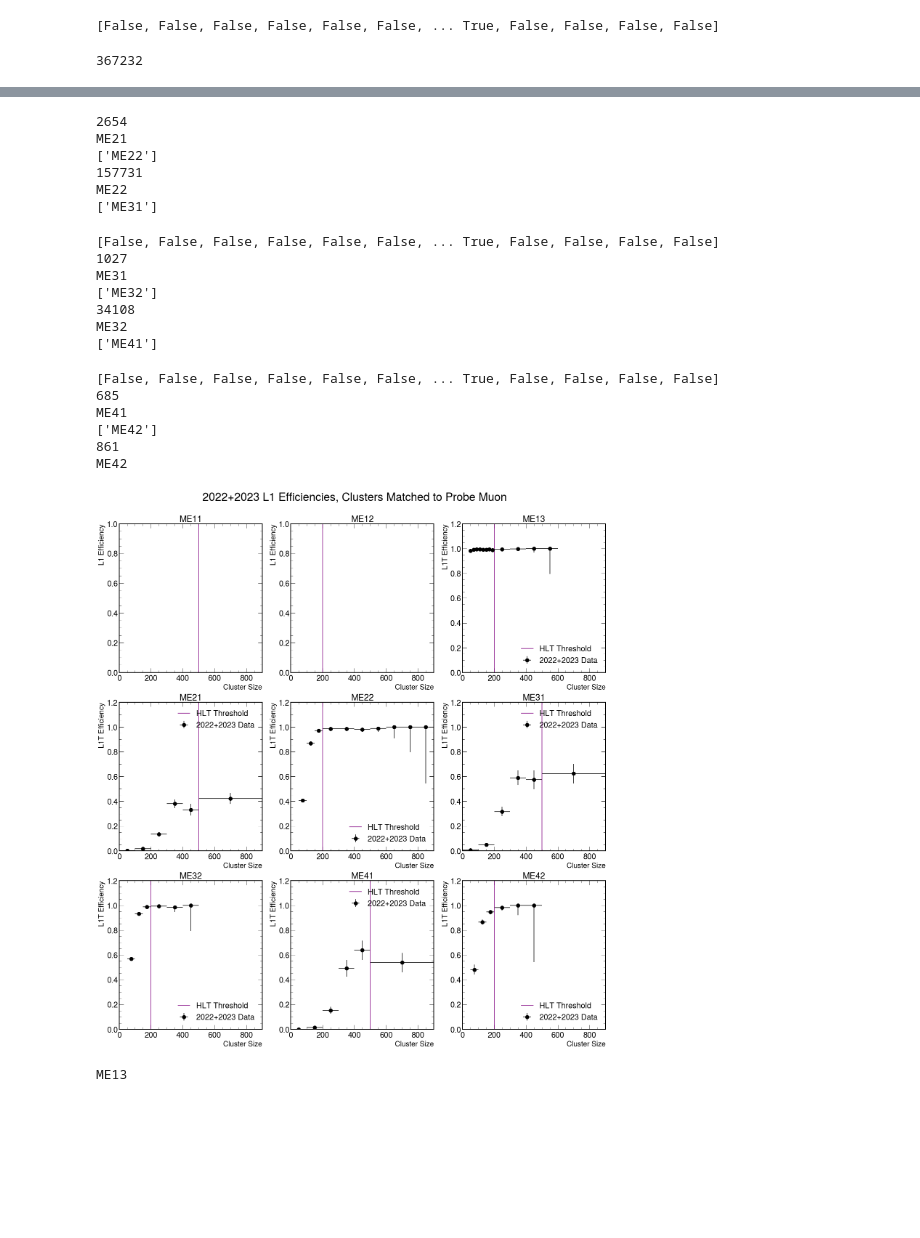
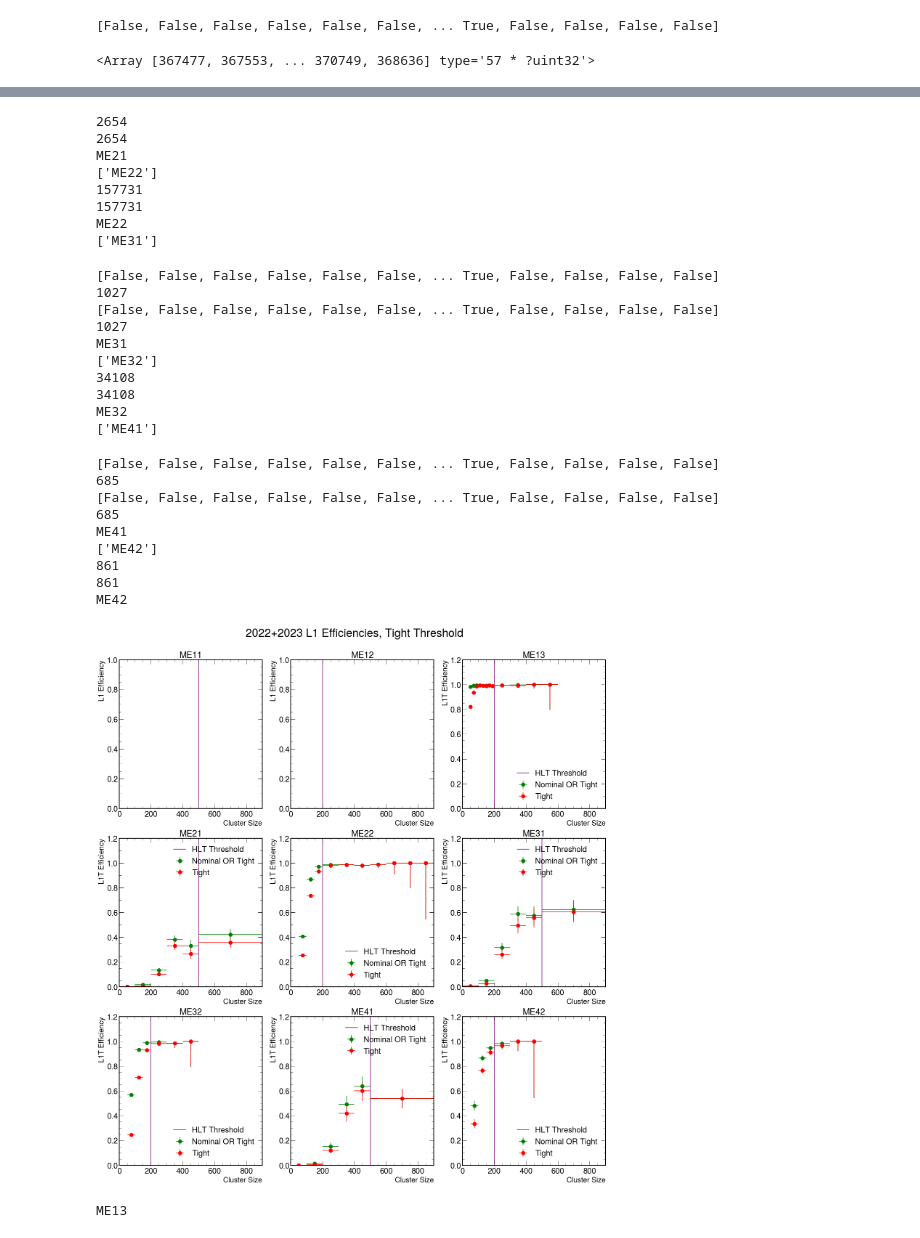
Before and after one commit to AlexAlbert41/run3_llp_analyzer, a Jupyter notebook: Plotting_Scripts/L1_TrigEff_Timing_JetNTuples_NewMerge_091124.ipynb, the cells around one changed output, grey strips where cells are left out. Cells and saved outputs as stored; diff of their text form; code cells hidden in the pictures; blank space fills up the shorter version.

Commit message:
Data/MC Plotting Script Update - Dirty

```diff
--- a/Plotting_Scripts/L1_TrigEff_Timing_JetNTuples_NewMerge_091124.ipynb
+++ b/Plotting_Scripts/L1_TrigEff_Timing_JetNTuples_NewMerge_091124.ipynb
@@ -608,24 +613,41 @@ with open('ME41_negEndcap_>500_newMerge_noisyCluster.npy', 'wb') as f:
 # %%
 #import pandas as pd
 event_mask = np.logical_and(compute_chamber_mask(events_all_probeMuonMatched, "ME41", 0.9, endcap=0), ak.flatten(events_all_probeMuonMatched.cscRechitClusterSize)>=500)
-event_mask = np.logical_and(event_mask, ak.flatten(events_all_probeMuonMatched.cscRechitClusterMuonVetoPt)>60)
-event_mask = np.logical_and(event_mask, np.logical_not(np.logical_or(events_all_probeMuonMatched.L1_SingleMuShower_Nominal, events_all_probeMuonMatched.L1_SingleMuShower_Tight)))
+event_mask = np.logical_and(event_mask, ak.flatten(events_all_probeMuonMatched.cscRechitClusterMuonVetoPt)<60)
+event_mask = np.logical_and(event_mask, np.logical_or(events_all_probeMuonMatched.L1_SingleMuShower_Nominal, events_all_probeMuonMatched.L1_SingleMuShower_Tight))
 weird_data = ak.mask(events_all_probeMuonMatched, event_mask)
-# %% [output]
-367232
+# %%
+weird_data = weird_data[~ak.is_none(weird_data)]
+weird_data_indices = ak.argsort(ak.flatten(weird_data.cscRechitClusterSize), ascending=False)
+weird_data = weird_data[weird_data_indices]
+weird_data.runNum
+# %% [output]
+<Array [367477, 367553, ... 370749, 368636] type='57 * ?uint32'>
 # %%
-weird_data = weird_data[~ak.is_none(weird_data)]
+#weird_data = weird_data[~ak.is_none(weird_data)]
 info = []
-for i in range(ak.size(weird_data.runNum)):
+for i in range(10):
     info.append(f"{weird_data.runNum[i]}:{weird_data.lumiSec[i]}:{weird_data.evtNum[i]}")
-np.savetxt("event_info.txt", np.array(info), fmt='%s')
+np.savetxt("event_info_passHMT_biggestClusters.txt", np.array(info), fmt='%s')
+# %%
+#import pandas as pd
+event_mask = np.logical_and(compute_chamber_mask(events_all_probeMuonMatched, "ME41", 0.9, endcap=0), ak.flatten(events_all_probeMuonMatched.cscRechitClusterSize)>=500)
+event_mask = np.logical_and(event_mask, ak.flatten(events_all_probeMuonMatched.cscRechitClusterMuonVetoPt)>60)
+event_mask = np.logical_and(event_mask, np.logical_not(np.logical_or(events_all_probeMuonMatched.L1_SingleMuShower_Nominal, events_all_probeMuonMatched.L1_SingleMuShower_Tight)))
+weird_data = ak.mask(events_all_probeMuonMatched, event_mask)
+# %%
+weird_data = weird_data[~ak.is_none(weird_data)]
+info = []
+for i in range(ak.size(weird_data.runNum)):
+    info.append(f"{weird_data.runNum[i]}:{weird_data.lumiSec[i]}:{weird_data.evtNum[i]}")
+np.savetxt("event_info.txt", np.array(info), fmt='%s')
 # %%
 plt.style.use(hep.style.CMS)
 import matplotlib
 num_rows = 3
 num_cols = 3
 fig, axes = plt.subplots(num_rows, num_cols, figsize=(8 * num_cols, 8 * num_rows))
-fig.suptitle("2022+2023 L1 Efficiencies, Clusters Matched to Probe Muon")
+fig.suptitle("2022+2023 L1 Efficiencies, Tight Threshold")
 sample = "all"
 #bins = bins_rechits_lowEta_lowNStation10
 chambers = ["ME11", "ME12", "ME13", "ME21", "ME22", "ME31", "ME32", "ME41", "ME42"]
@@ -635,13 +657,16 @@ for i in range(num_rows):
 
         #chamber = list(chamber_locations.keys())[counter]
         chamber = chambers[counter]
+
         chamber_list = [chamber]
         chamber_int = int(chamber[2:])
         bins = chamber_locations[chamber]["binning"]
         print(chamber_list)
-        num_hist_muon, denom_hist_muon = get_efficiency_hists(events_all_probeMuonMatched, chamber_list, bins)
+        num_hist_muon, denom_hist_muon = get_efficiency_hists(events_all_probeMuonMatched, chamber_list, bins, justTight=False)
         #num_hist_notMuon, denom_hist_notMuon = get_efficiency_hists(events_all_MuonMatched_notProbe, chamber, bins)
         counter+=1
+        #if chamber!="ME13":
+        #    continue
         axes[i,j].set_title(chamber, fontsize=24)
         axes[i,j].axvline(chamber_locations[chamber]["HLT_thresh"], color="purple", label="HLT Threshold")
         if chamber=="ME11" or chamber=="ME12":
@@ -649,6 +674,7 @@ for i in range(num_rows):
             axes[i,j].set_ylabel("L1 Efficiency", fontsize=20)
             axes[i,j].set_xlim(0,900)
             continue
+        num_hist_muon_tight, denom_hist_muon_tight = get_efficiency_hists(events_all_probeMuonMatched, chamber_list, bins, justTight=True)
         '''
         num_hist_muon = hist.Hist("Counts", rechits_axis, bins)
         arr_to_fill = num_hist_muon
@@ -671,9 +697,19 @@ for i in range(num_rows):
                     ax=axes[i,j],
                     num =num_hist_muon.project(bins),
                     denom=denom_hist_muon.project(bins),
-                    error_opts={'marker': '.', 'markersize': 20, 'color':'black'},
+                    error_opts={'marker': '.', 'markersize': 20, 'color':'green'},
                     unc='clopper-pearson',
-                    label= "2022+2023 Data",
+                    label= "Nominal OR Tight",
+                    clear=False,
+                    xerr=True
+                )
+        hist.plotratio(
+                    ax=axes[i,j],
+                    num =num_hist_muon_tight.project(bins),
+                    denom=denom_hist_muon_tight.project(bins),
+                    error_opts={'marker': '.', 'markersize': 20, 'color':'red'},
+                    unc='clopper-pearson',
+                    label= "Tight",
                     clear=False,
                     xerr=True
                 )
@@ -696,7 +732,7 @@ for i in range(num_rows):
         axes[i,j].set_ylim(0,1.2)
 
 plt.subplots_adjust(top=0.93)
-plt.savefig("L1_Efficiencies_2022_2023_probeMuonMatched_fullPhiCut_negME31_negME41.png")
+plt.savefig("L1_Nomial_Tight_Efficiencies_2022_2023_probeMuonMatched_fullPhiCut_negME31_negME41.png")
 plt.show()
 # %% [output]
 ['ME11']
@@ -708,25 +745,33 @@ plt.show()
 ME13
 ['ME21']
+2654
 2654
 ME21
 ['ME22']
 157731
+157731
 ME22
 ['ME31']
+[False, False, False, False, False, False, ... True, False, False, False, False]
+1027
 [False, False, False, False, False, False, ... True, False, False, False, False]
 1027
 ME31
 ['ME32']
 34108
+34108
 ME32
 ['ME41']
+[False, False, False, False, False, False, ... True, False, False, False, False]
+685
 [False, False, False, False, False, False, ... True, False, False, False, False]
 685
 ME41
 ['ME42']
 861
+861
 ME42
-[figure, old version]
+[figure, new version]
 # %%
 plt.style.use(hep.style.CMS)
 import matplotlib
```
Also changed, not shown: parts of 3 cells of this notebook, 10 other files.
